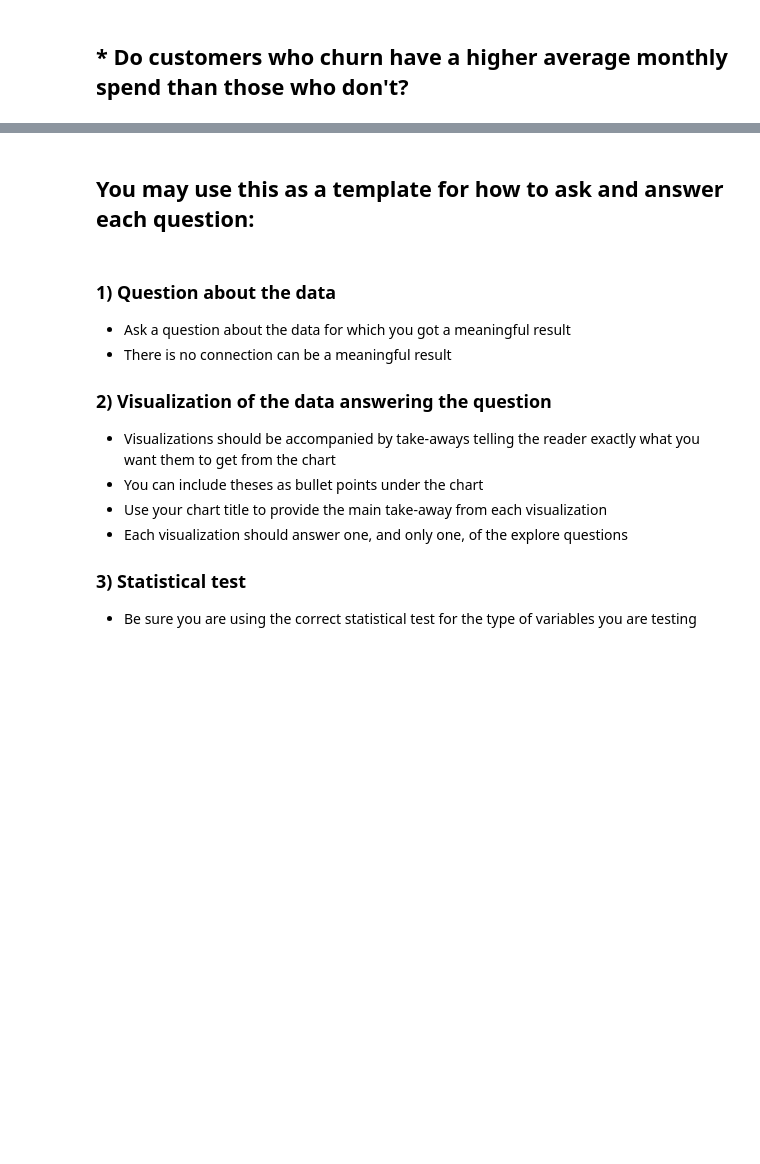
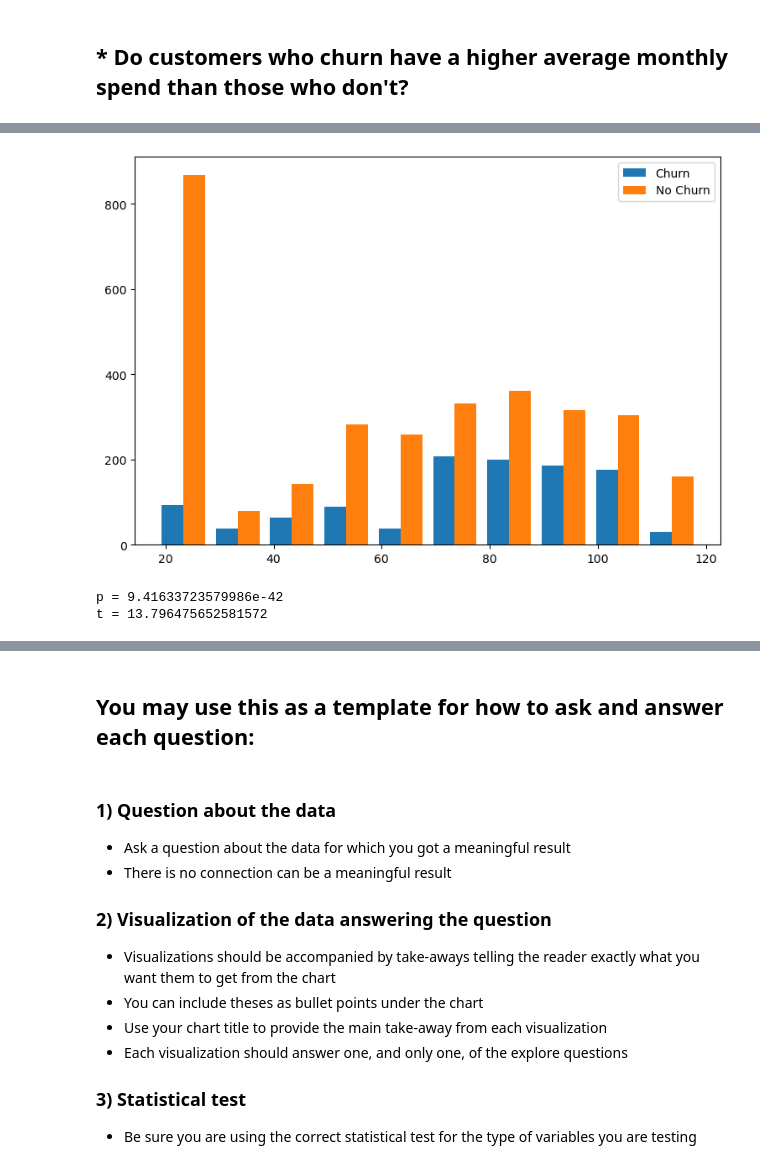
Before and after one commit to mannievilla/Project-Feel-the-Churn, a Jupyter notebook: Final_Report.ipynb, the cells around one changed output, grey strips where cells are left out. Cells and saved outputs as stored; diff of their text form; code cells hidden in the pictures; blank space fills up the shorter version.

```diff
--- a/Final_Report.ipynb
+++ b/Final_Report.ipynb
@@ -138,0 +147,11 @@ payment_v_churn()
+# %%
+hyp_month_v_churn()
+# %% [output]
+[figure, added]
+# %%
+t, p = t_test_monthly_churn()
+print(f'p = {p}')
+print(f't = {t}')
+# %% [output]
+p = 9.41633723579986e-42
+t = 13.796475652581572
```
Also changed, not shown: parts of 42 cells of this notebook, 2 other files.
